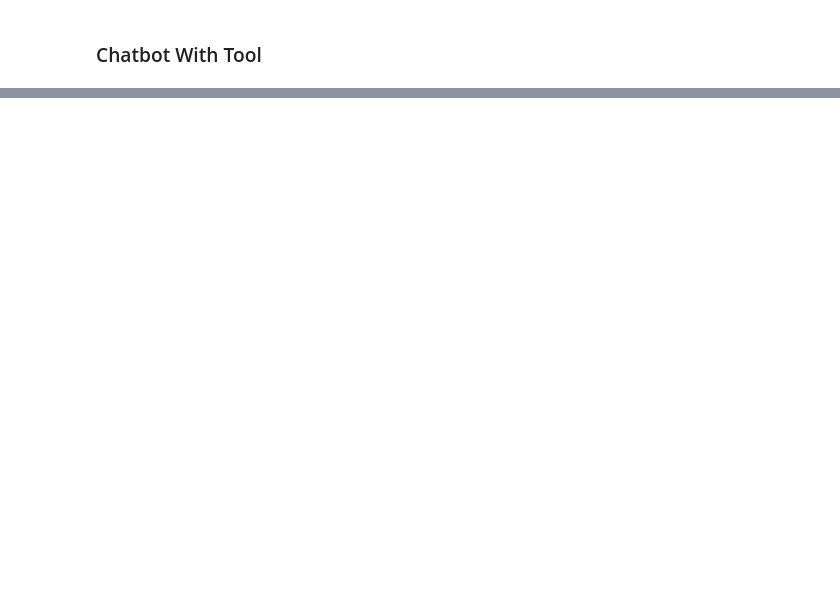
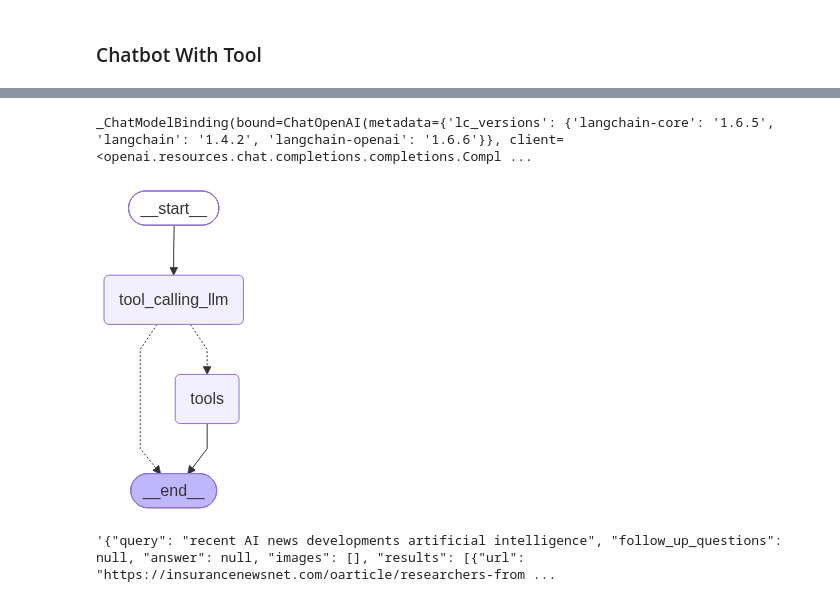
Before and after one commit to Muhammad-Ammar99/Agentic-AI-Prac, a Jupyter notebook: Langgrapgh/1-basic_chatbot/chatbot.ipynb, the cells around one changed output, grey strips where cells are left out. Drawn from its saved outputs; the diff is of its cells as text; code cells hidden in the pictures; blank space fills up the shorter version.

Commit message:
Added llm with tool calling

```diff
--- a/Langgrapgh/1-basic_chatbot/chatbot.ipynb
+++ b/Langgrapgh/1-basic_chatbot/chatbot.ipynb
@@ -74,0 +77,5 @@ Hi! I'm doing great, thanks for asking. How are you doing today? Is there anythi
+# %%
+from langchain_tavily import TavilySearch
+
+tool=TavilySearch(max_results=2)
+tool.invoke("What is langgraph")
@@ -74,0 +101,54 @@ Hi! I'm doing great, thanks for asking. How are you doing today? Is there anythi
+# %%
+# custom Function
+def multiply(a:int,b:int)->int:
+    """M ultiply a and b
+
+    Args:
+        a (int): first number
+        b (int): second number
+    """
+    return a * b
+# %%
+tools=[tool,multiply]
+# %%
+llm_with_tools=model.bind_tools(tools)
+llm_with_tools
+# %% [output]
+_ChatModelBinding(bound=ChatOpenAI(metadata={'lc_versions': {'langchain-core': '1.6.5', 'langchain': '1.4.2', 'langchain-openai': '1.6.6'}}, client=<openai.resources.chat.completions.completions.Compl ...
+# %%
+# Creating state graph and using the llm_with_tools model
+
+from langgraph.graph import StateGraph,START,END
+from langgraph.prebuilt import ToolNode
+from langgraph.prebuilt import tools_condition
+
+#Node Definitiom
+def tool_calling_llm(state: State):
+    return {'messages': [llm_with_tools.invoke(state['messages'])]}
+
+# Graph
+builder=StateGraph(State)
+
+builder.add_node("tool_calling_llm",tool_calling_llm)
+builder.add_node('tools',ToolNode(tools))
+
+# Adding edges
+# START → LLM
+builder.add_edge(START, "tool_calling_llm")
+
+builder.add_conditional_edges(
+    'tool_calling_llm',
+    # If the latest message (result) from assistant is a tool call -> tools_condition routes to tools
+    # If the latest message (result) from assistant is a not a tool call -> tools_condition routes to END
+
+    tools_condition
+)
+builder.add_edge('tools',END)
+
+#compile the graph
+graph=builder.compile()
+
+from IPython.display import Image,display
+display(Image(graph.get_graph().draw_mermaid_png()))
+# %% [output]
+[figure, added]
@@ -74,0 +157,4 @@ Hi! I'm doing great, thanks for asking. How are you doing today? Is there anythi
+# %%
+response["messages"][-1].content
+# %% [output]
+'{"query": "recent AI news developments artificial intelligence", "follow_up_questions": null, "answer": null, "images": [], "results": [{"url": "https://insurancenewsnet.com/oarticle/researchers-from ...
```
Also changed, not shown: parts of 11 cells of this notebook.
